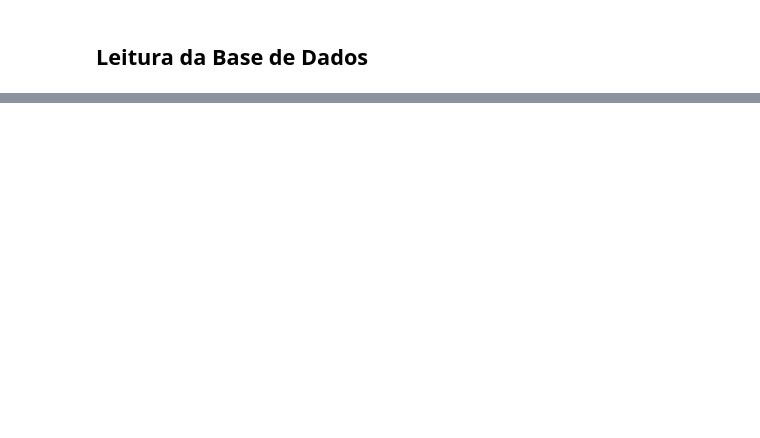
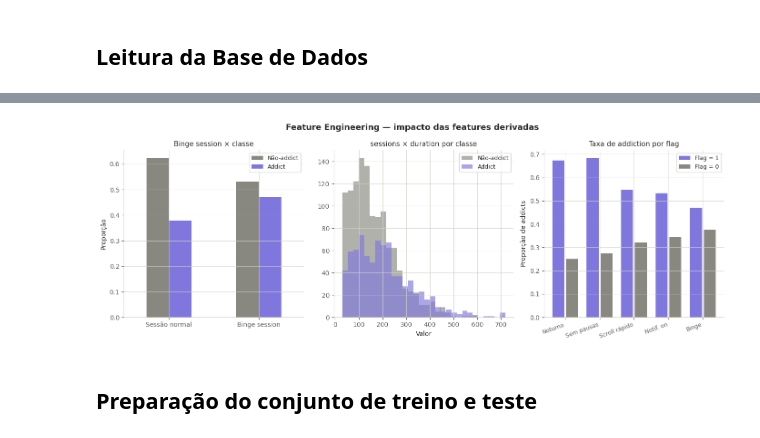
Before and after one commit to razevedo1994/tcc_fia, a Jupyter notebook: projeto_final.ipynb, the cells around one changed output, grey strips where cells are left out. Cells and saved outputs as stored; diff of their text form; code cells hidden in the pictures; blank space fills up the shorter version.

Commit message:
EDA + Feature Engineering

```diff
--- a/projeto_final.ipynb
+++ b/projeto_final.ipynb
@@ -194,0 +464,45 @@ Index(['user_id', 'age', 'gender', 'country', 'profession', 'primary_platform',
+# %%
+# Visualização do impacto das features derivadas
+fig, axes = plt.subplots(1, 3, figsize=(14, 5))
+fig.suptitle("Feature Engineering — impacto das features derivadas", fontsize=13, fontweight="bold")
+
+# binge_session × classe
+ax = axes[0]
+ct_binge = pd.crosstab(df["binge_session"], df["addicted"], normalize="index")
+ct_binge.columns = ["Não-addict", "Addict"]
+ct_binge.index = ["Sessão normal", "Binge session"]
+ct_binge.plot(kind="bar", ax=ax, color=[C_GRAY, C_PURPLE], edgecolor="none", width=0.5, rot=0)
+ax.set_title("Binge session × classe")
+ax.set_ylabel("Proporção")
+ax.legend(fontsize=9)
+
+# sessions_x_duration por classe
+ax = axes[1]
+for cls, color, label in [(0, C_GRAY, "Não-addict"), (1, C_PURPLE, "Addict")]:
+    vals = df[df["addicted"] == cls]["sessions_x_duration"]
+    ax.hist(vals, bins=30, alpha=0.65, color=color, label=label, edgecolor="none")
+ax.set_title("sessions × duration por classe")
+ax.set_xlabel("Valor")
+ax.legend(fontsize=9)
+
+# Taxa de addiction por flag binária
+ax = axes[2]
+flags = ["is_night_user", "no_breaks", "fast_scroll", "notif_always_on", "binge_session"]
+labels_flags = ["Noturno", "Sem pausas", "Scroll rápido", "Notif. on", "Binge"]
+rates_pos = [df[df[f] == 1]["addicted"].mean() for f in flags]
+rates_neg = [df[df[f] == 0]["addicted"].mean() for f in flags]
+x = np.arange(len(flags))
+ax.bar(x - 0.2, rates_pos, 0.35, color=C_PURPLE, label="Flag = 1", edgecolor="none")
+ax.bar(x + 0.2, rates_neg, 0.35, color=C_GRAY,   label="Flag = 0", edgecolor="none")
+ax.set_xticks(x)
+ax.set_xticklabels(labels_flags, rotation=20, ha="right", fontsize=9)
+ax.set_title("Taxa de addiction por flag")
+ax.set_ylabel("Proporção de addicts")
+ax.legend(fontsize=9)
+
+plt.tight_layout()
+plt.show()
+# %% [output]
+[figure, added]
+# %% [markdown]
+## Preparação do conjunto de treino e teste
```
Also changed, not shown: parts of 31 cells of this notebook.
